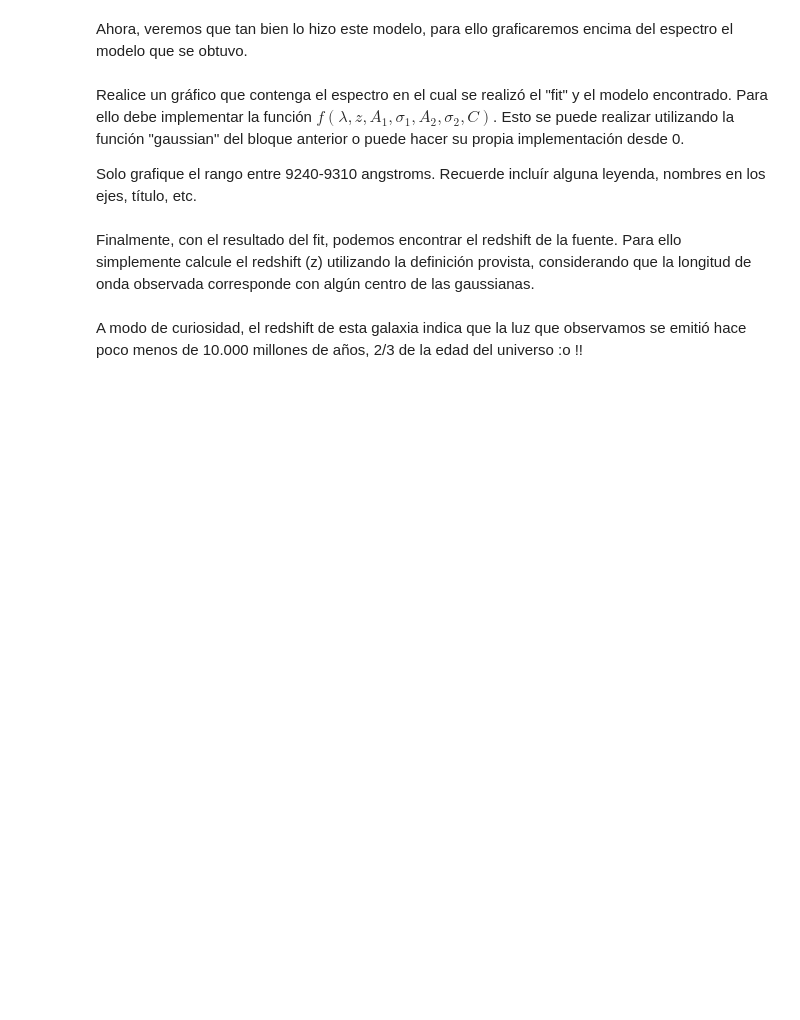
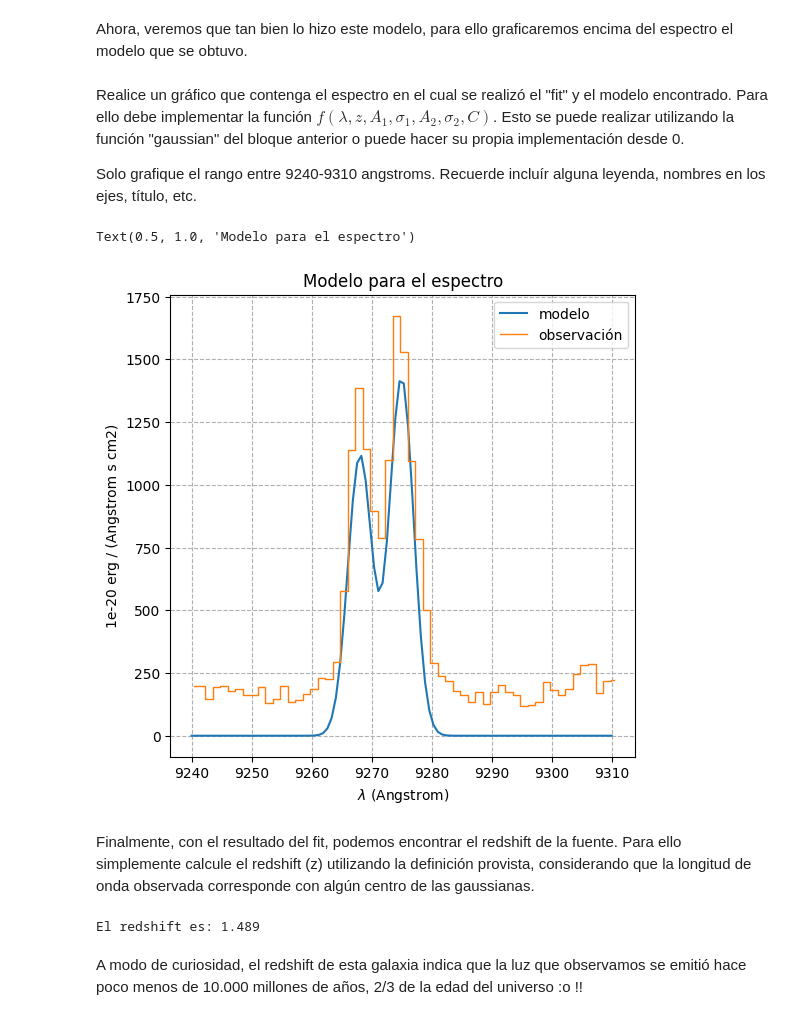
Before and after one commit to p-salv/Tarea-4, a Jupyter notebook: Tarea4.ipynb, the cells around one changed output. Drawn from its saved outputs; the diff is of its cells as text; code cells hidden in the pictures; blank space fills up the shorter version.

```diff
--- a/Tarea4.ipynb
+++ b/Tarea4.ipynb
@@ -288,6 +293,7 @@ MPDAF ya es capaz de hacer este fit por nosotros, para ello proceda como se le i
 3. El resultado deberían ser dos objetos de tipo obj.Gauss1D, utilice el método print_param() para mostrar los resultados de cada fit.
 # %%
 # Utilice el método gauss_dfit (solo utilizaremos un espectro de los antes calculados, no necesitamos los 4)
-fit1, fit2 = espectro_s0a.gauss_dfit()  # rellene con los parámetros adecuados
+fit1, fit2 = espectro_s0a.gauss_dfit(9240, 9310, 3727.092/3729.875)  # rellene con los parámetros adecuados
 
 # Haga el print de los parámetros del primer objeto Gauss1D (fit1) (utilice el método "print_param" para esto)
+fit1.print_param()
@@ -320,11 +350,30 @@ Solo grafique el rango entre 9240-9310 angstroms. Recuerde incluír alguna leyen
+# %%
+# Inserte aquí su gráfico:
+x = np.linspace(9240, 9310, 100) #valores para x
+
+plt.figure(figsize=(6,6))
+
+#gráficos
+plt.plot(x, gaussian(x, fit1.lpeak, fit1.fwhm, fit1.peak) + gaussian(x, fit2.lpeak, fit2.fwhm, fit2.peak), label='modelo')
+espectro_s0a.plot(lmin=9240,lmax=9310,label='observación')
+
+#extras
+plt.grid(linestyle='--')
+plt.legend()
+plt.title('Modelo para el espectro')
+# %% [output]
+Text(0.5, 1.0, 'Modelo para el espectro')
+[figure, added]
 # %% [markdown]
 Finalmente, con el resultado del fit, podemos encontrar el redshift de la fuente. Para ello simplemente calcule el redshift (z) utilizando la definición provista, considerando que la longitud de onda observada corresponde con algún centro de las gaussianas.
 # %%
 # Escriba aquí código para el cálculo:
 
 lambda_0 =  3727.092  # consideramos la línea de longitud de onda más corta
-z =
+z = fit1.lpeak/lambda_0 - 1
 print('El redshift es: {:.3f}'.format(z))
+# %% [output]
+El redshift es: 1.489
 # %% [markdown]
 A modo de curiosidad, el redshift de esta galaxia indica que la luz que observamos se emitió hace poco menos de 10.000 millones de años, 2/3 de la edad del universo :o !!
 # %% [markdown]
```
Also changed, not shown: parts of 12 cells of this notebook.
